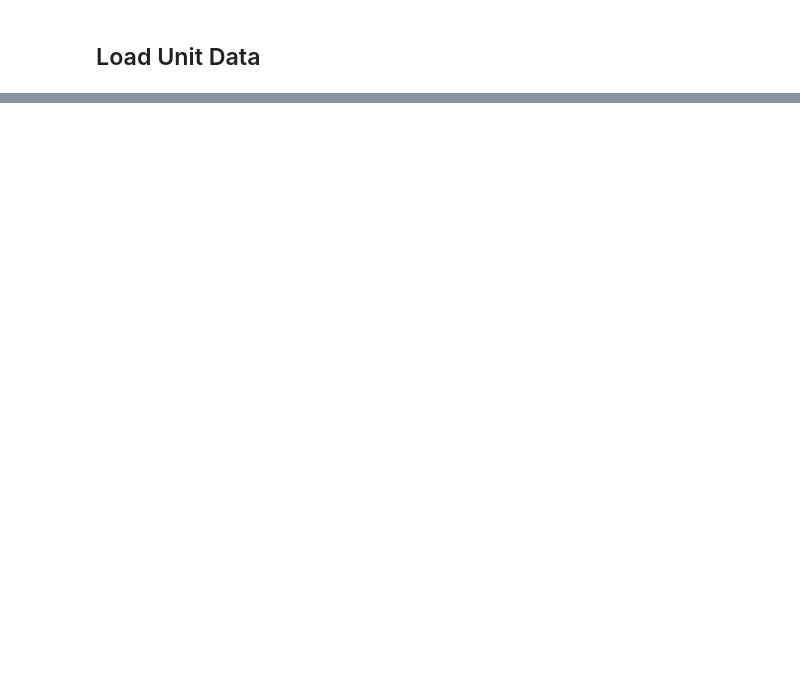
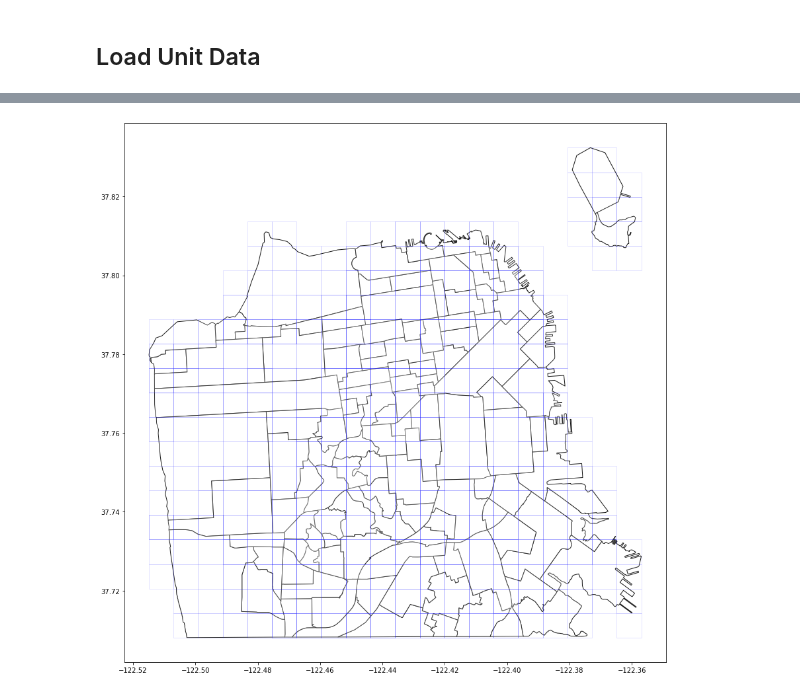
Before and after one commit to mjgood4/firstrespondersites, a Jupyter notebook: research/eda/manderson334/notebooks/Unit Responses.ipynb, the cells around one changed output, grey strips where cells are left out. Cells and saved outputs as stored; diff of their text form; code cells hidden in the pictures; blank space fills up the shorter version.

```diff
--- a/research/eda/manderson334/notebooks/Unit Responses.ipynb
+++ b/research/eda/manderson334/notebooks/Unit Responses.ipynb
@@ -83,0 +147,10 @@ unit_response_data['unit_desc'] = unit_response_data['unit_type'] + '-' + unit_r
+# %%
+
+grid_zones = grid_poly.to_frame("zone").reset_index().rename({"index": "zone_idx"}, axis=1)
+grid_zones = geo_pd.GeoDataFrame(grid_zones, crs="EPSG:4326", geometry='zone')
+grid_zones = geo_pd.sjoin(grid_zones, sf_neighborhoods, how='inner', op='intersects')[['zone_idx', 'zone']]
+
+full_plot = sf_neighborhoods.plot(color="white", edgecolor="black")
+_ = grid_zones.plot(ax = full_plot, color="white", edgecolor="blue", alpha=0.1)
+# %% [output]
+[figure, added]
```
Also changed, not shown: parts of 15 cells of this notebook.
